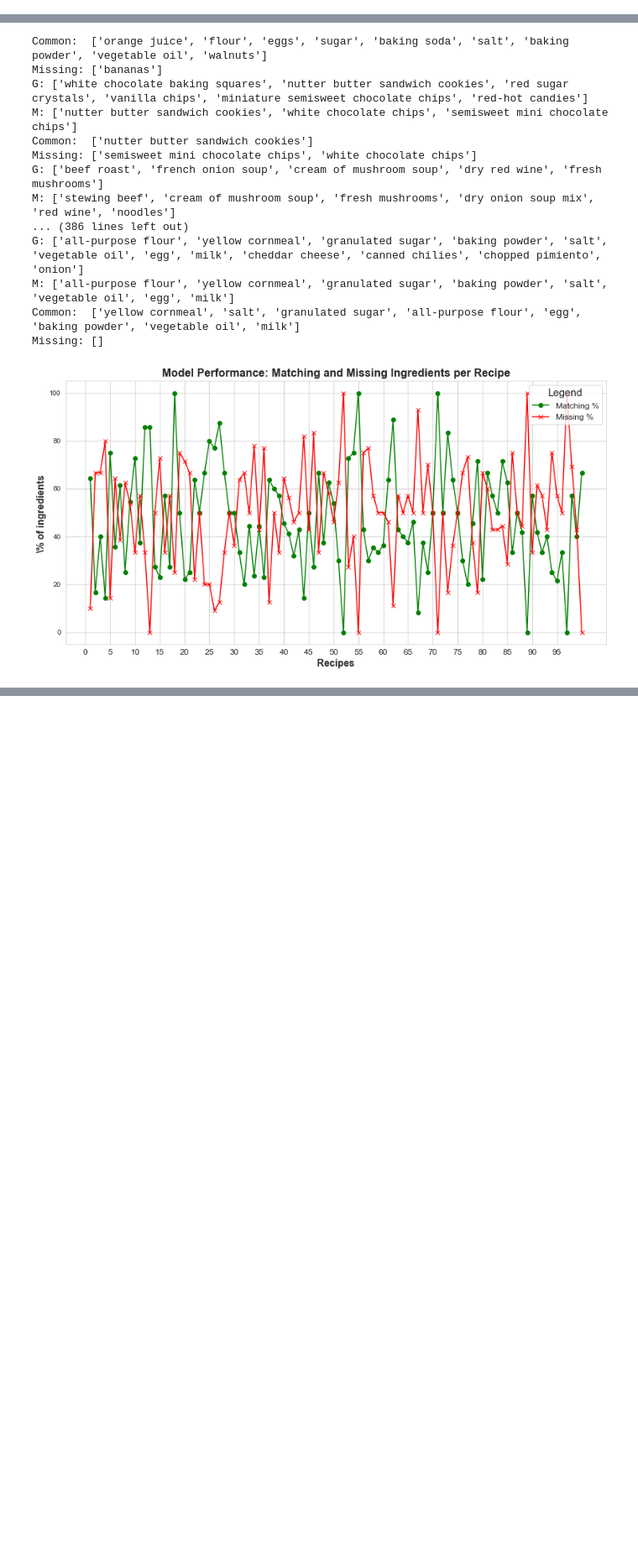
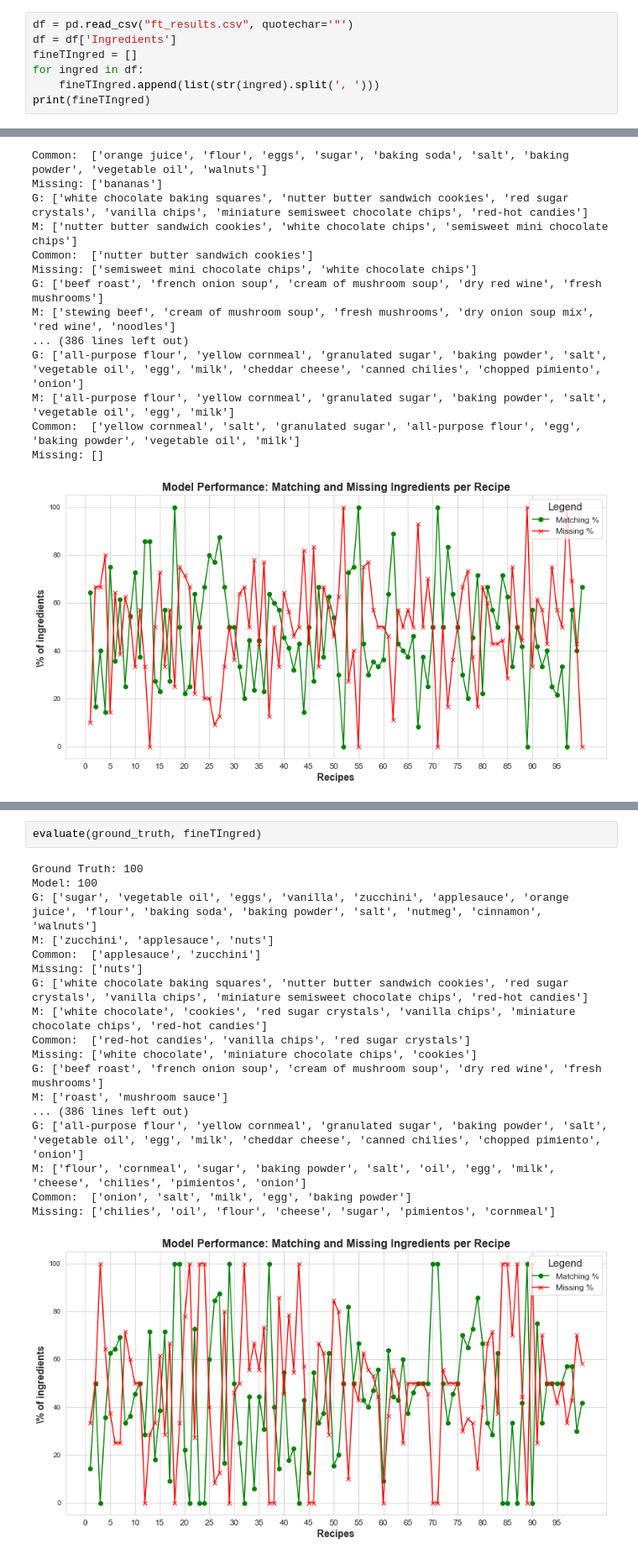
Before and after one commit to Mattolo4/Recipe-Chat-bot, a Jupyter notebook: Matteo.ipynb, the cells around one changed output, grey strips where cells are left out. Shown at 84% size. Drawn from its saved outputs; the diff is of its cells as text; blank space fills up the shorter version.

```diff
--- a/Matteo.ipynb
+++ b/Matteo.ipynb
@@ -406,0 +416,7 @@ for method in methods:
+# %%
+df = pd.read_csv("ft_results.csv", quotechar='"')
+df = df['Ingredients']
+fineTIngred = []
+for ingred in df:
+    fineTIngred.append(list(str(ingred).split(', ')))
+print(fineTIngred)
@@ -452,0 +492,21 @@ Missing: []
+# %%
+evaluate(ground_truth, fineTIngred)
+# %% [output]
+Ground Truth: 100
+Model: 100
+G: ['sugar', 'vegetable oil', 'eggs', 'vanilla', 'zucchini', 'applesauce', 'orange juice', 'flour', 'baking soda', 'baking powder', 'salt', 'nutmeg', 'cinnamon', 'walnuts']
+M: ['zucchini', 'applesauce', 'nuts']
+Common:  ['applesauce', 'zucchini']
+Missing: ['nuts']
+G: ['white chocolate baking squares', 'nutter butter sandwich cookies', 'red sugar crystals', 'vanilla chips', 'miniature semisweet chocolate chips', 'red-hot candies']
+M: ['white chocolate', 'cookies', 'red sugar crystals', 'vanilla chips', 'miniature chocolate chips', 'red-hot candies']
+Common:  ['red-hot candies', 'vanilla chips', 'red sugar crystals']
+Missing: ['white chocolate', 'miniature chocolate chips', 'cookies']
+G: ['beef roast', 'french onion soup', 'cream of mushroom soup', 'dry red wine', 'fresh mushrooms']
+M: ['roast', 'mushroom sauce']
+... (386 lines left out)
+G: ['all-purpose flour', 'yellow cornmeal', 'granulated sugar', 'baking powder', 'salt', 'vegetable oil', 'egg', 'milk', 'cheddar cheese', 'canned chilies', 'chopped pimiento', 'onion']
+M: ['flour', 'cornmeal', 'sugar', 'baking powder', 'salt', 'oil', 'egg', 'milk', 'cheese', 'chilies', 'pimientos', 'onion']
+Common:  ['onion', 'salt', 'milk', 'egg', 'baking powder']
+Missing: ['chilies', 'oil', 'flour', 'cheese', 'sugar', 'pimientos', 'cornmeal']
+[figure, added]
```
Also changed, not shown: parts of 4 cells of this notebook.
